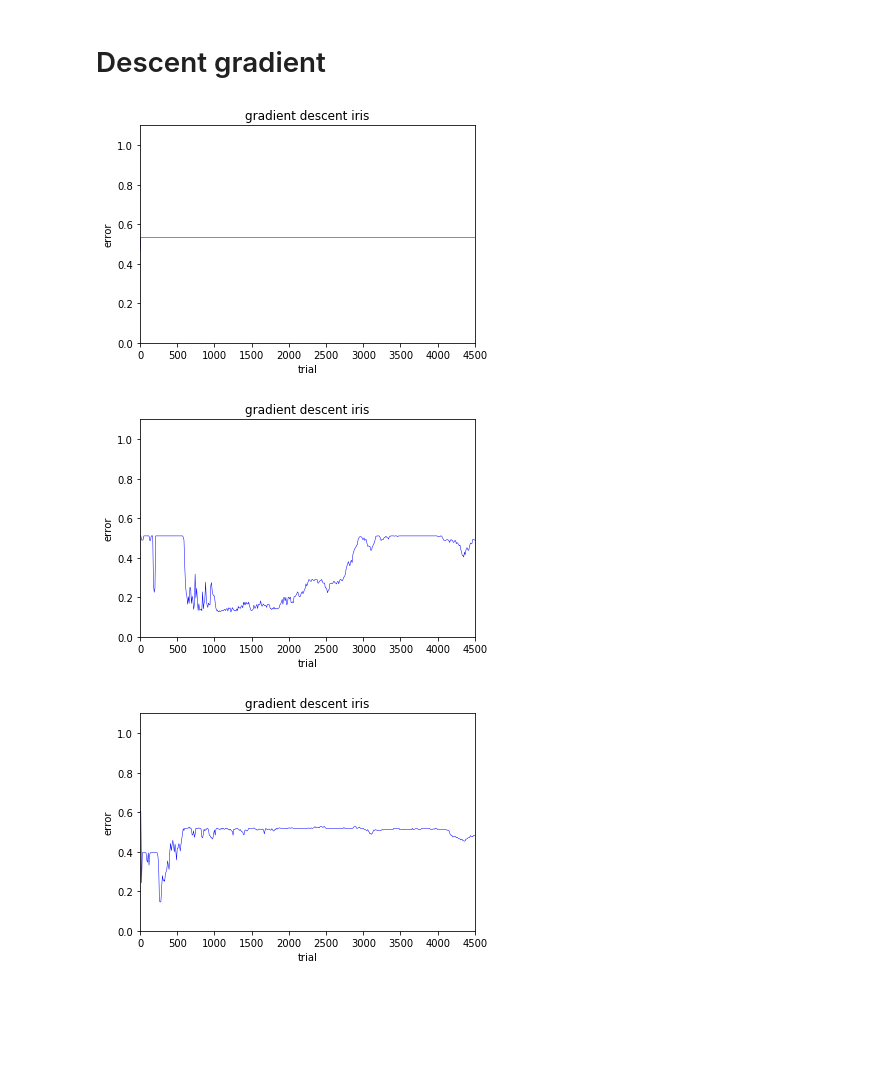
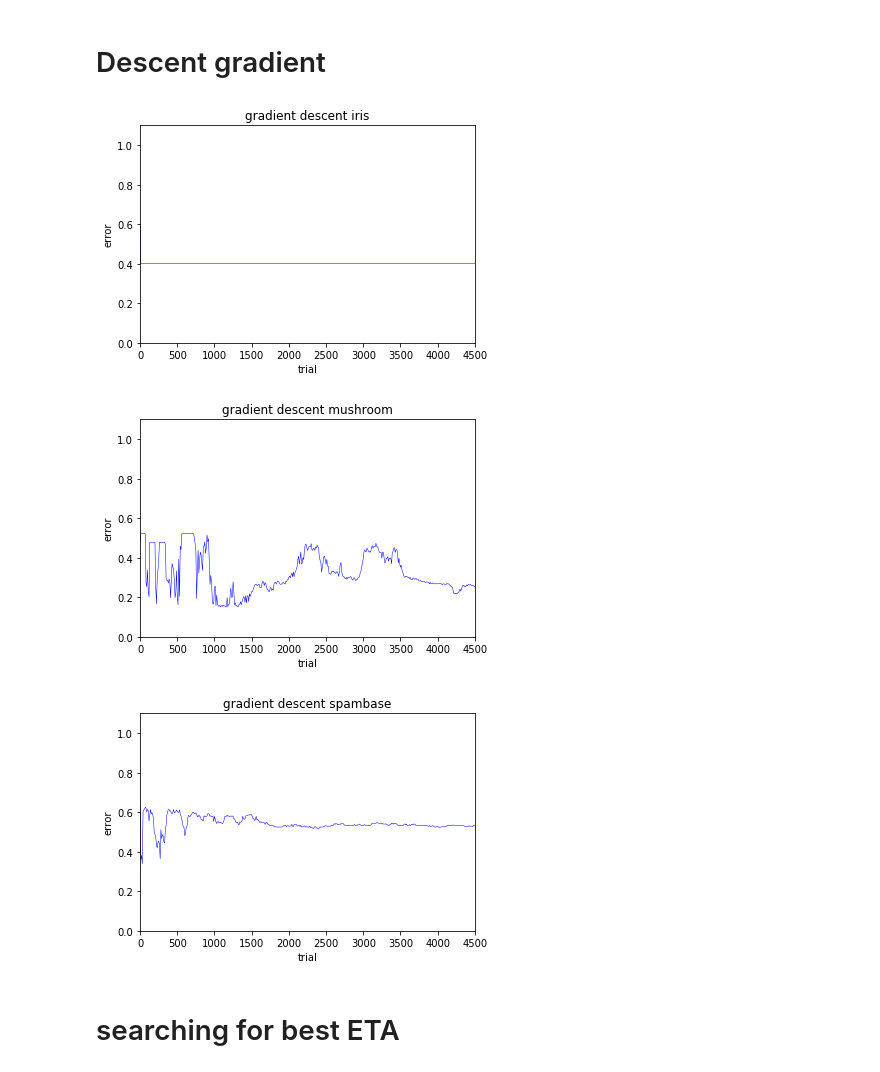
Before and after one commit to mrunders/s8-projects, a Jupyter notebook: homework/Perceptron_descent_gradient/Untitled.ipynb, the cells around one changed output. Drawn from its saved outputs; the diff is of its cells as text; code cells hidden in the pictures; blank space fills up the shorter version.

```diff
--- a/homework/Perceptron_descent_gradient/Untitled.ipynb
+++ b/homework/Perceptron_descent_gradient/Untitled.ipynb
@@ -48,26 +46,19 @@ perceptron_plot.show_plot()
 # %% [markdown]
 # Descent gradient
 # %%
-gradient_descent = Algo(iris_X, iris_y, algo=GradientDescent, yielding_pas=10, shuffle_data=True, gradient_eta=2)
-gradient_descent.run(nb_iterations=MAX_PLOT_X)
-gradient_descent_plot = gradient_descent.get_plot()
-gradient_descent_plot.draw_plot(name="gradient descent iris", max_x=MAX_PLOT_X)
-gradient_descent_plot.show_plot()
+gradient_descent = Algo(iris_X, iris_y, algo=GradientDescent, yielding_pas=10, gradient_eta=2)
+gradient_descent.do_all(nb_iterations=MAX_PLOT_X,name="gradient descent iris", max_x=MAX_PLOT_X)
 # %% [output]
-[figure, old version]
+[figure, new version]
 # %%
-gradient_descent = Algo(mushroom_X, mushroom_y, algo=GradientDescent, yielding_pas=10, shuffle_data=True, gradient_eta=2)
-gradient_descent.run(nb_iterations=MAX_PLOT_X)
-gradient_descent_plot = gradient_descent.get_plot()
-gradient_descent_plot.draw_plot(name="gradient descent iris", max_x=MAX_PLOT_X)
-gradient_descent_plot.show_plot()
+gradient_descent = Algo(mushroom_X, mushroom_y, algo=GradientDescent, yielding_pas=10, gradient_eta=2)
+gradient_descent.do_all(nb_iterations=MAX_PLOT_X,name="gradient descent mushroom", max_x=MAX_PLOT_X)
 # %% [output]
-[figure, old version]
+[figure, new version]
 # %%
-gradient_descent = Algo(spambase_X, spambase_y, algo=GradientDescent, yielding_pas=10, shuffle_data=True, gradient_eta=2)
-gradient_descent.run(nb_iterations=MAX_PLOT_X)
-gradient_descent_plot = gradient_descent.get_plot()
-gradient_descent_plot.draw_plot(name="gradient descent iris", max_x=MAX_PLOT_X)
-gradient_descent_plot.show_plot()
+gradient_descent = Algo(spambase_X, spambase_y, algo=GradientDescent, yielding_pas=10, gradient_eta=2)
+gradient_descent.do_all(nb_iterations=MAX_PLOT_X,name="gradient descent spambase", max_x=MAX_PLOT_X)
 # %% [output]
-[figure, old version]
+[figure, new version]
+# %% [markdown]
+# searching for best ETA
```
Also changed, not shown: parts of 10 cells of this notebook, 6 other files.
